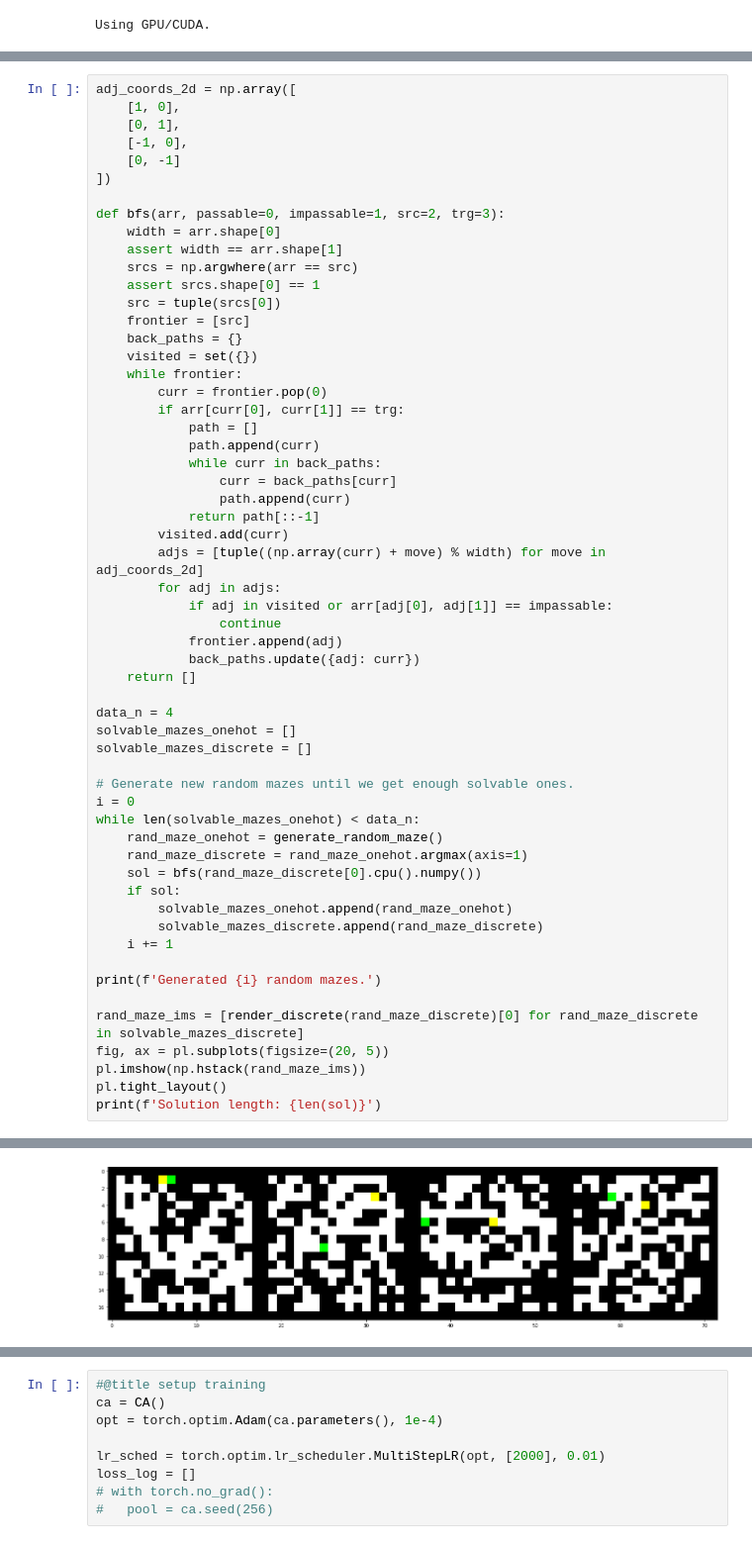
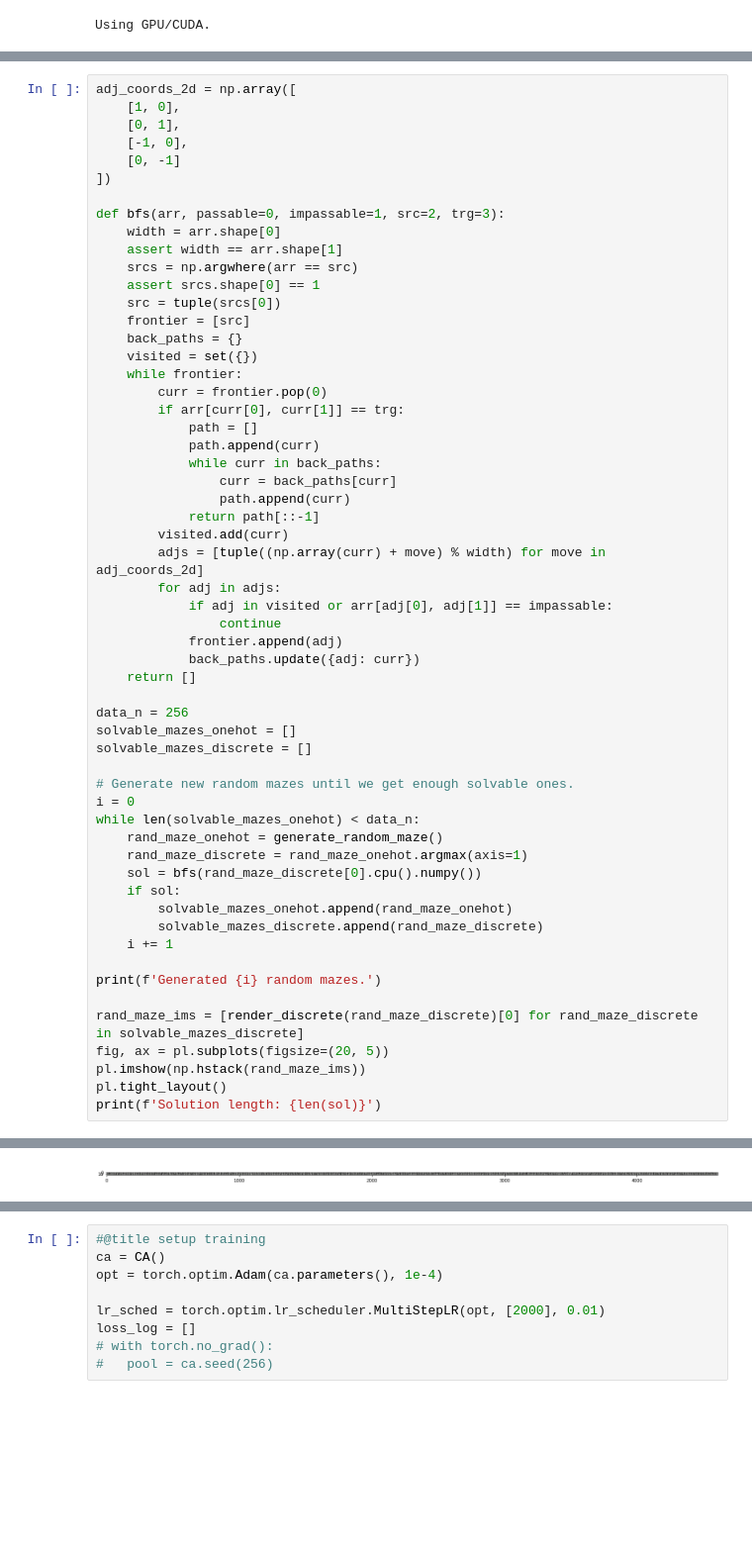
Before and after one commit to smearle/pathfinding-nca, a Jupyter notebook: path_nca.ipynb, the cells around one changed output, grey strips where cells are left out. Shown: that part at 99% size. Cells and saved outputs as stored; diff of their text form; blank space fills up the shorter version.

```diff
--- a/path_nca.ipynb
+++ b/path_nca.ipynb
@@ -254,7 +254,7 @@ def bfs(arr, passable=0, impassable=1, src=2, trg=3):
             back_paths.update({adj: curr})
     return []
 
-data_n = 4
+data_n = 256
 solvable_mazes_onehot = []
 solvable_mazes_discrete = []
 
@@ -282,4 +282,4 @@ Solution length: 8
-[figure, old version]
+[figure, new version]
 # %%
 path_chan = 4
 solved_mazes = [maze_discrete.clone() for maze_discrete in solvable_mazes_discrete]
```
Also changed, not shown: parts of 8 cells of this notebook.
